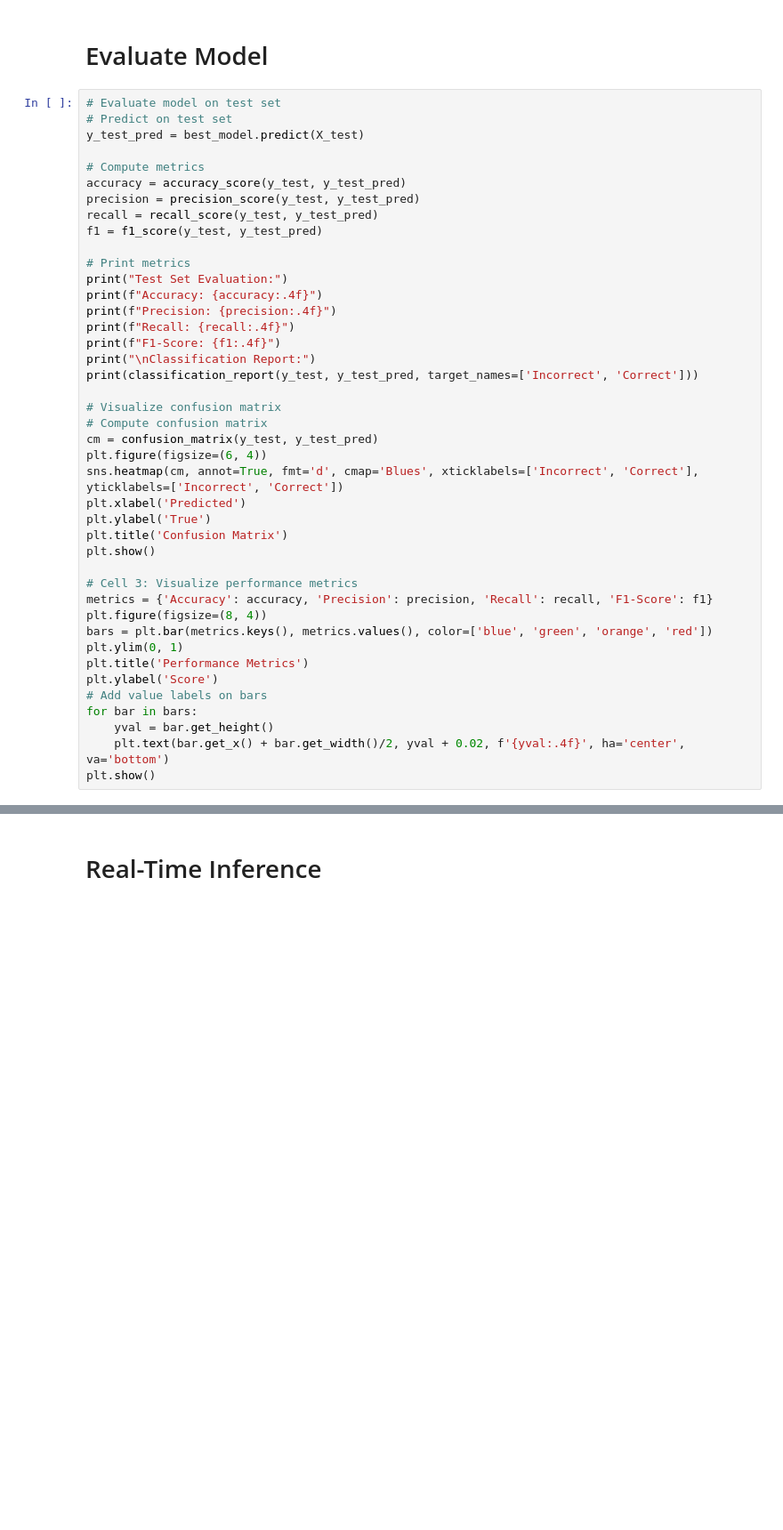
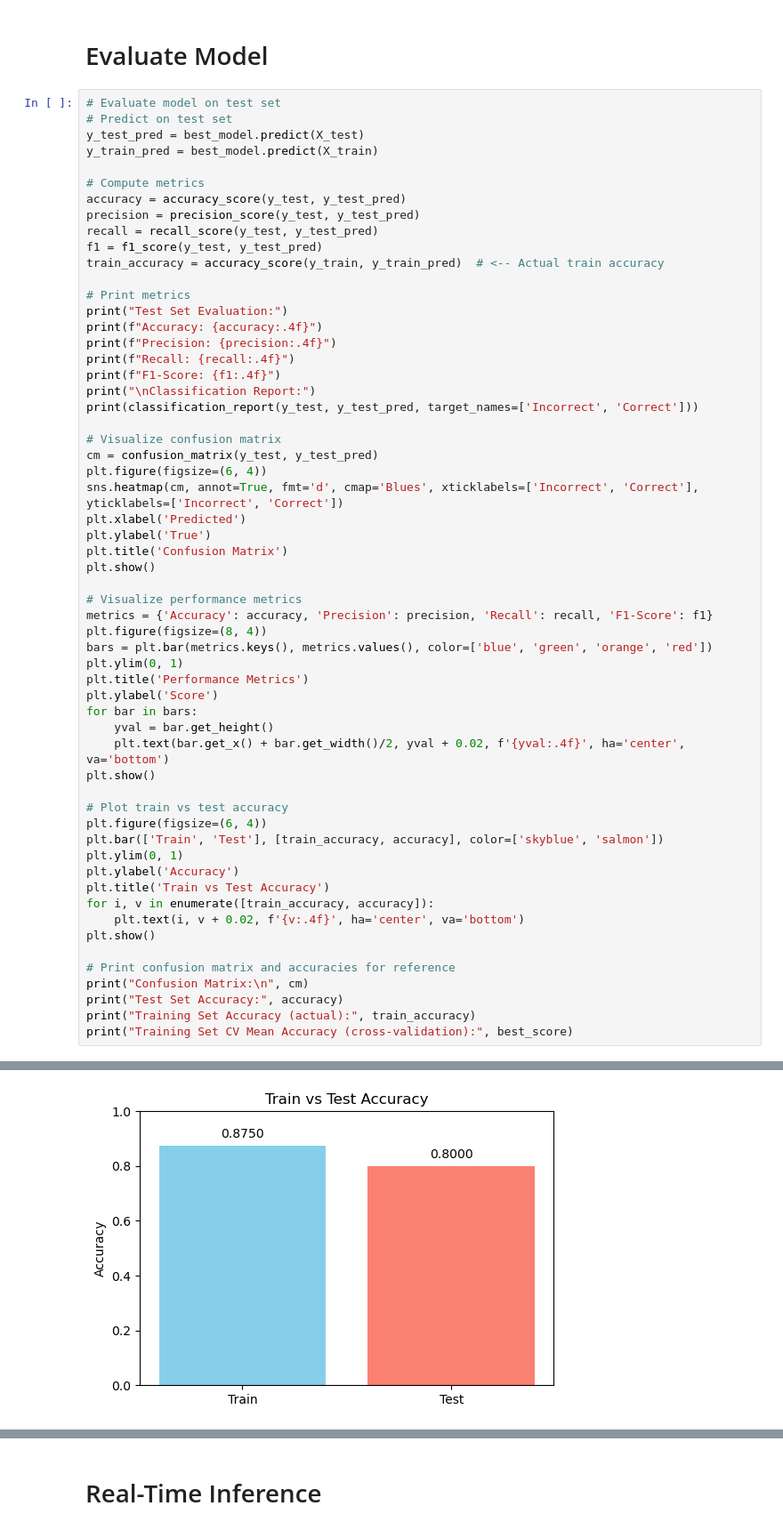
Before and after one commit to povsalman/PostureGuardian-AI-Based-Rehab-Posture-Checker, a Jupyter notebook: improved_code.ipynb, the cells around one changed output, grey strips where cells are left out. Shown at 89% size. Cells and saved outputs as stored; diff of their text form; blank space fills up the shorter version.

```diff
--- a/improved_code.ipynb
+++ b/improved_code.ipynb
@@ -261,12 +261,14 @@ Validation Accuracy: 0.7000
 # Evaluate model on test set
 # Predict on test set
 y_test_pred = best_model.predict(X_test)
+y_train_pred = best_model.predict(X_train)
 
 # Compute metrics
 accuracy = accuracy_score(y_test, y_test_pred)
 precision = precision_score(y_test, y_test_pred)
 recall = recall_score(y_test, y_test_pred)
 f1 = f1_score(y_test, y_test_pred)
+train_accuracy = accuracy_score(y_train, y_train_pred)  # <-- Actual train accuracy
 
 # Print metrics
 print("Test Set Evaluation:")
@@ -278,7 +280,6 @@ print("\nClassification Report:")
 print(classification_report(y_test, y_test_pred, target_names=['Incorrect', 'Correct']))
 
 # Visualize confusion matrix
-# Compute confusion matrix
 cm = confusion_matrix(y_test, y_test_pred)
 plt.figure(figsize=(6, 4))
 sns.heatmap(cm, annot=True, fmt='d', cmap='Blues', xticklabels=['Incorrect', 'Correct'], yticklabels=['Incorrect', 'Correct'])
@@ -287,33 +288,49 @@ plt.ylabel('True')
 plt.title('Confusion Matrix')
 plt.show()
 
-# Cell 3: Visualize performance metrics
+# Visualize performance metrics
 metrics = {'Accuracy': accuracy, 'Precision': precision, 'Recall': recall, 'F1-Score': f1}
 plt.figure(figsize=(8, 4))
 bars = plt.bar(metrics.keys(), metrics.values(), color=['blue', 'green', 'orange', 'red'])
 plt.ylim(0, 1)
 plt.title('Performance Metrics')
 plt.ylabel('Score')
-# Add value labels on bars
 for bar in bars:
     yval = bar.get_height()
     plt.text(bar.get_x() + bar.get_width()/2, yval + 0.02, f'{yval:.4f}', ha='center', va='bottom')
 plt.show()
+
+# Plot train vs test accuracy
+plt.figure(figsize=(6, 4))
+plt.bar(['Train', 'Test'], [train_accuracy, accuracy], color=['skyblue', 'salmon'])
+plt.ylim(0, 1)
+plt.ylabel('Accuracy')
+plt.title('Train vs Test Accuracy')
+for i, v in enumerate([train_accuracy, accuracy]):
+    plt.text(i, v + 0.02, f'{v:.4f}', ha='center', va='bottom')
+plt.show()
+
+# Print confusion matrix and accuracies for reference
+print("Confusion Matrix:\n", cm)
+print("Test Set Accuracy:", accuracy)
+print("Training Set Accuracy (actual):", train_accuracy)
+print("Training Set CV Mean Accuracy (cross-validation):", best_score)
 # %% [output]
 Test Set Evaluation:
 Accuracy: 0.8000
 Precision: 0.7143
 Recall: 1.0000
 F1-Score: 0.8333
 
 Classification Report:
               precision    recall  f1-score   support
 
    Incorrect       1.00      0.60      0.75         5
      Correct       0.71      1.00      0.83         5
 
     accuracy                           0.80        10
    macro avg       0.86      0.80      0.79        10
 weighted avg       0.86      0.80      0.79        10
 [figure]
 [figure]
+[figure, added]
```
Also changed, not shown: parts of 2 cells of this notebook.
